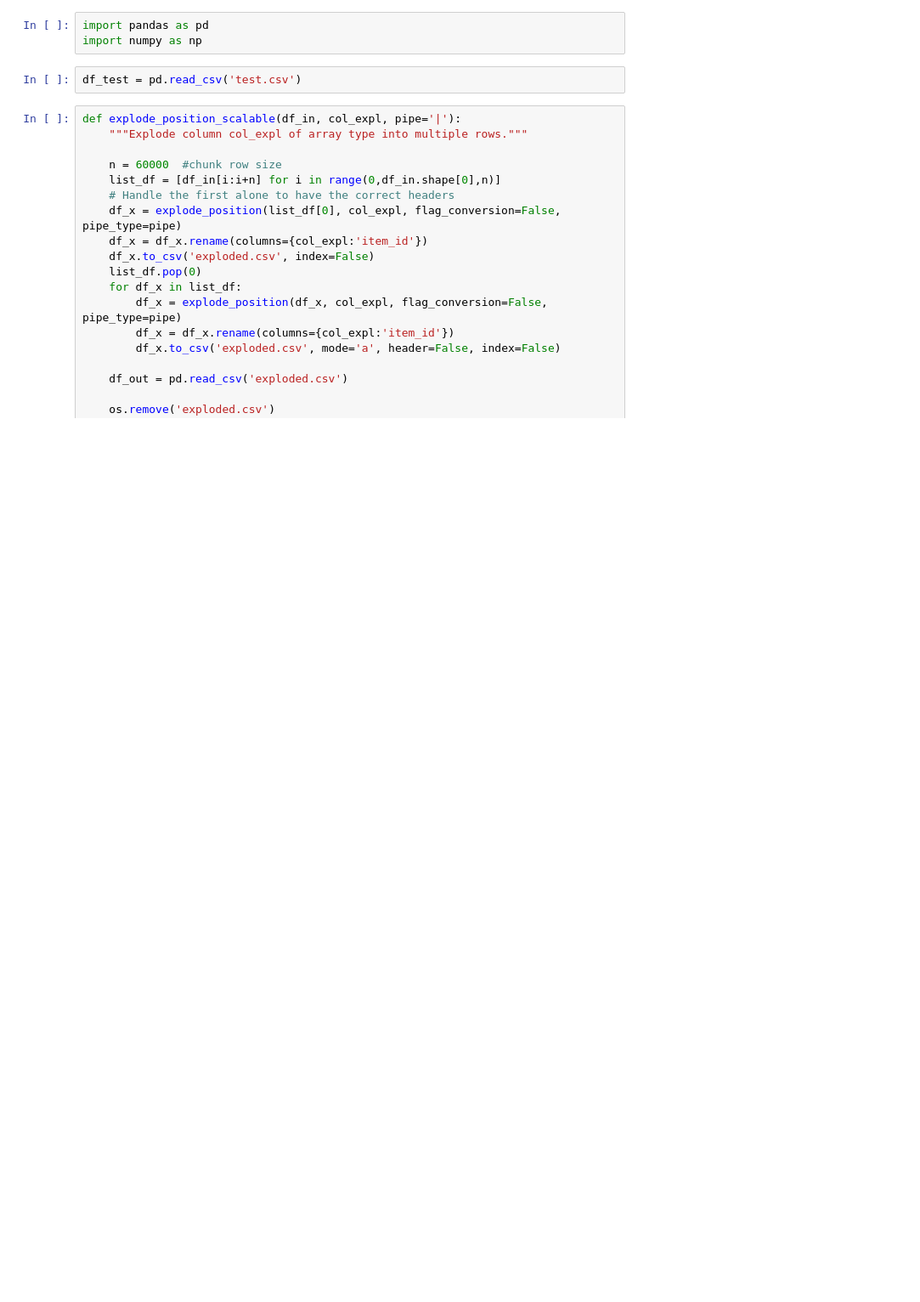
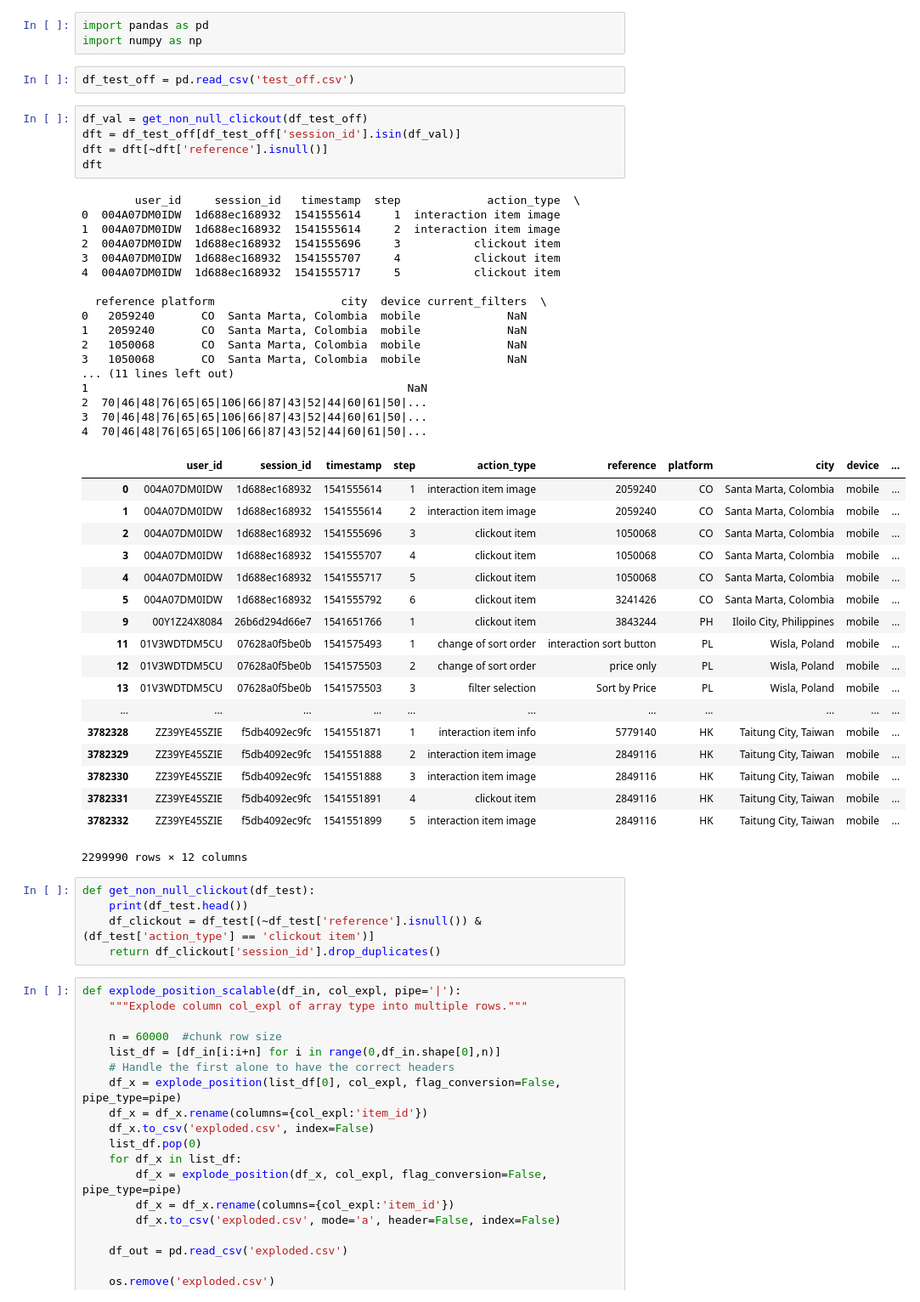
Before and after one commit to D2KLab/touringrec, a Jupyter notebook: SetupScript/Test_analysis.ipynb, the cells around one changed output. Shown: that part at 85% size. Drawn from its saved outputs; the diff is of its cells as text; blank space fills up the shorter version.

```diff
--- a/SetupScript/Test_analysis.ipynb
+++ b/SetupScript/Test_analysis.ipynb
@@ -2,7 +2,53 @@
 import pandas as pd
 import numpy as np
 # %%
-df_test = pd.read_csv('test.csv')
+df_test_off = pd.read_csv('test_off.csv')
+# %%
+df_val = get_non_null_clickout(df_test_off)
+dft = df_test_off[df_test_off['session_id'].isin(df_val)]
+dft = dft[~dft['reference'].isnull()]
+dft
+# %% [output]
+        user_id     session_id   timestamp  step             action_type  \
+0  004A07DM0IDW  1d688ec168932  1541555614     1  interaction item image
+1  004A07DM0IDW  1d688ec168932  1541555614     2  interaction item image
+2  004A07DM0IDW  1d688ec168932  1541555696     3           clickout item
+3  004A07DM0IDW  1d688ec168932  1541555707     4           clickout item
+4  004A07DM0IDW  1d688ec168932  1541555717     5           clickout item
+
+  reference platform                   city  device current_filters  \
+0   2059240       CO  Santa Marta, Colombia  mobile             NaN
+1   2059240       CO  Santa Marta, Colombia  mobile             NaN
+2   1050068       CO  Santa Marta, Colombia  mobile             NaN
+3   1050068       CO  Santa Marta, Colombia  mobile             NaN
+... (11 lines left out)
+1                                                NaN
+2  70|46|48|76|65|65|106|66|87|43|52|44|60|61|50|...
+3  70|46|48|76|65|65|106|66|87|43|52|44|60|61|50|...
+4  70|46|48|76|65|65|106|66|87|43|52|44|60|61|50|...
+|  | user_id | session_id | timestamp | step | action_type | reference | platform | city | device | ... |
+| 0 | 004A07DM0IDW | 1d688ec168932 | 1541555614 | 1 | interaction item image | 2059240 | CO | Santa Marta, Colombia | mobile | ... |
+| 1 | 004A07DM0IDW | 1d688ec168932 | 1541555614 | 2 | interaction item image | 2059240 | CO | Santa Marta, Colombia | mobile | ... |
+| 2 | 004A07DM0IDW | 1d688ec168932 | 1541555696 | 3 | clickout item | 1050068 | CO | Santa Marta, Colombia | mobile | ... |
+| 3 | 004A07DM0IDW | 1d688ec168932 | 1541555707 | 4 | clickout item | 1050068 | CO | Santa Marta, Colombia | mobile | ... |
+| 4 | 004A07DM0IDW | 1d688ec168932 | 1541555717 | 5 | clickout item | 1050068 | CO | Santa Marta, Colombia | mobile | ... |
+| 5 | 004A07DM0IDW | 1d688ec168932 | 1541555792 | 6 | clickout item | 3241426 | CO | Santa Marta, Colombia | mobile | ... |
+| 9 | 00Y1Z24X8084 | 26b6d294d66e7 | 1541651766 | 1 | clickout item | 3843244 | PH | Iloilo City, Philippines | mobile | ... |
+| 11 | 01V3WDTDM5CU | 07628a0f5be0b | 1541575493 | 1 | change of sort order | interaction sort button | PL | Wisla, Poland | mobile | ... |
+| 12 | 01V3WDTDM5CU | 07628a0f5be0b | 1541575503 | 2 | change of sort order | price only | PL | Wisla, Poland | mobile | ... |
+| 13 | 01V3WDTDM5CU | 07628a0f5be0b | 1541575503 | 3 | filter selection | Sort by Price | PL | Wisla, Poland | mobile | ... |
+| ... | ... | ... | ... | ... | ... | ... | ... | ... | ... | ... |
+| 3782328 | ZZ39YE45SZIE | f5db4092ec9fc | 1541551871 | 1 | interaction item info | 5779140 | HK | Taitung City, Taiwan | mobile | ... |
+| 3782329 | ZZ39YE45SZIE | f5db4092ec9fc | 1541551888 | 2 | interaction item image | 2849116 | HK | Taitung City, Taiwan | mobile | ... |
+| 3782330 | ZZ39YE45SZIE | f5db4092ec9fc | 1541551888 | 3 | interaction item image | 2849116 | HK | Taitung City, Taiwan | mobile | ... |
+| 3782331 | ZZ39YE45SZIE | f5db4092ec9fc | 1541551891 | 4 | clickout item | 2849116 | HK | Taitung City, Taiwan | mobile | ... |
+| 3782332 | ZZ39YE45SZIE | f5db4092ec9fc | 1541551899 | 5 | interaction item image | 2849116 | HK | Taitung City, Taiwan | mobile | ... |
+2299990 rows × 12 columns
+# %%
+def get_non_null_clickout(df_test):
+    print(df_test.head())
+    df_clickout = df_test[(~df_test['reference'].isnull()) & (df_test['action_type'] == 'clickout item')]
+    return df_clickout['session_id'].drop_duplicates()
 # %%
 def explode_position_scalable(df_in, col_expl, pipe='|'):
     """Explode column col_expl of array type into multiple rows."""
```
Also changed, not shown: parts of 5 cells of this notebook, 2 other files.
